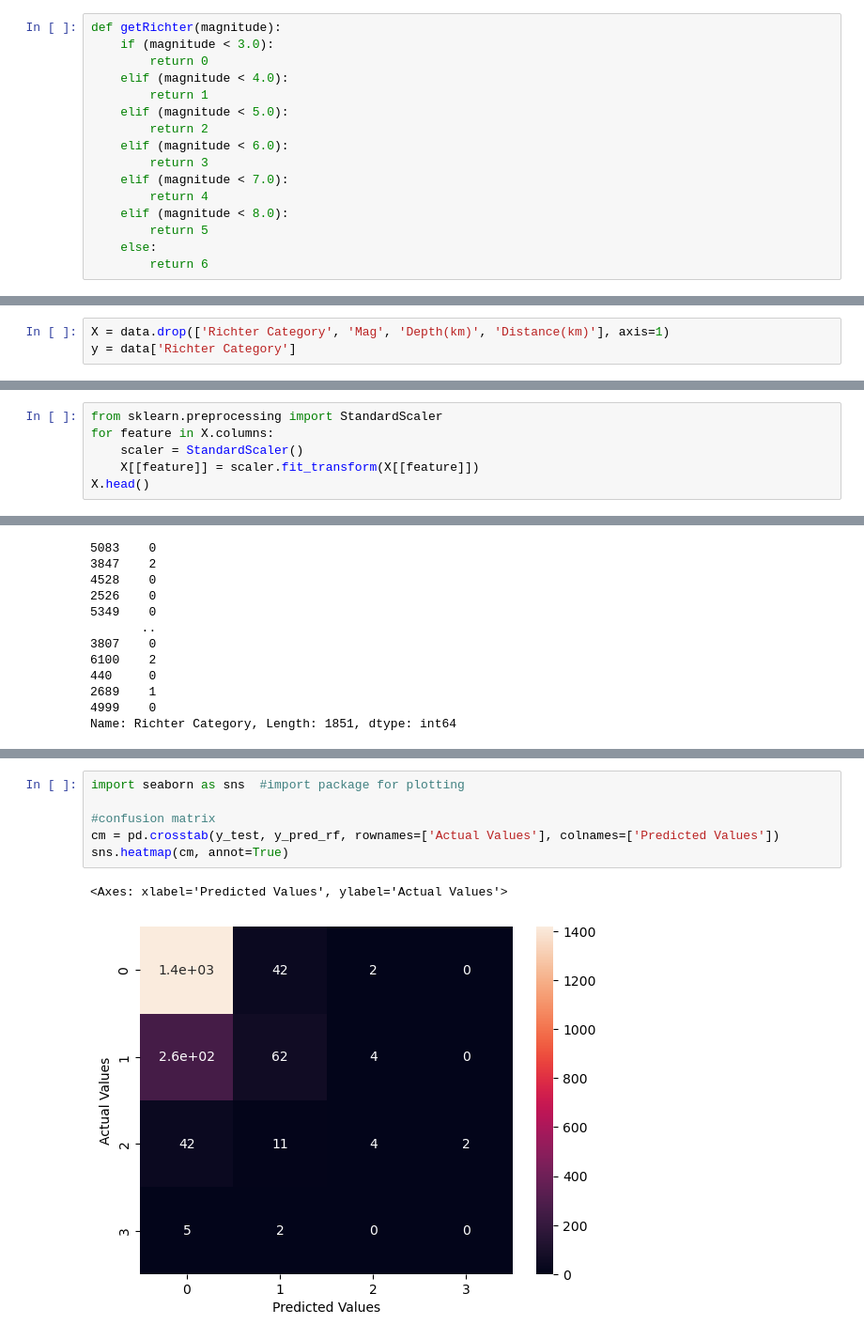
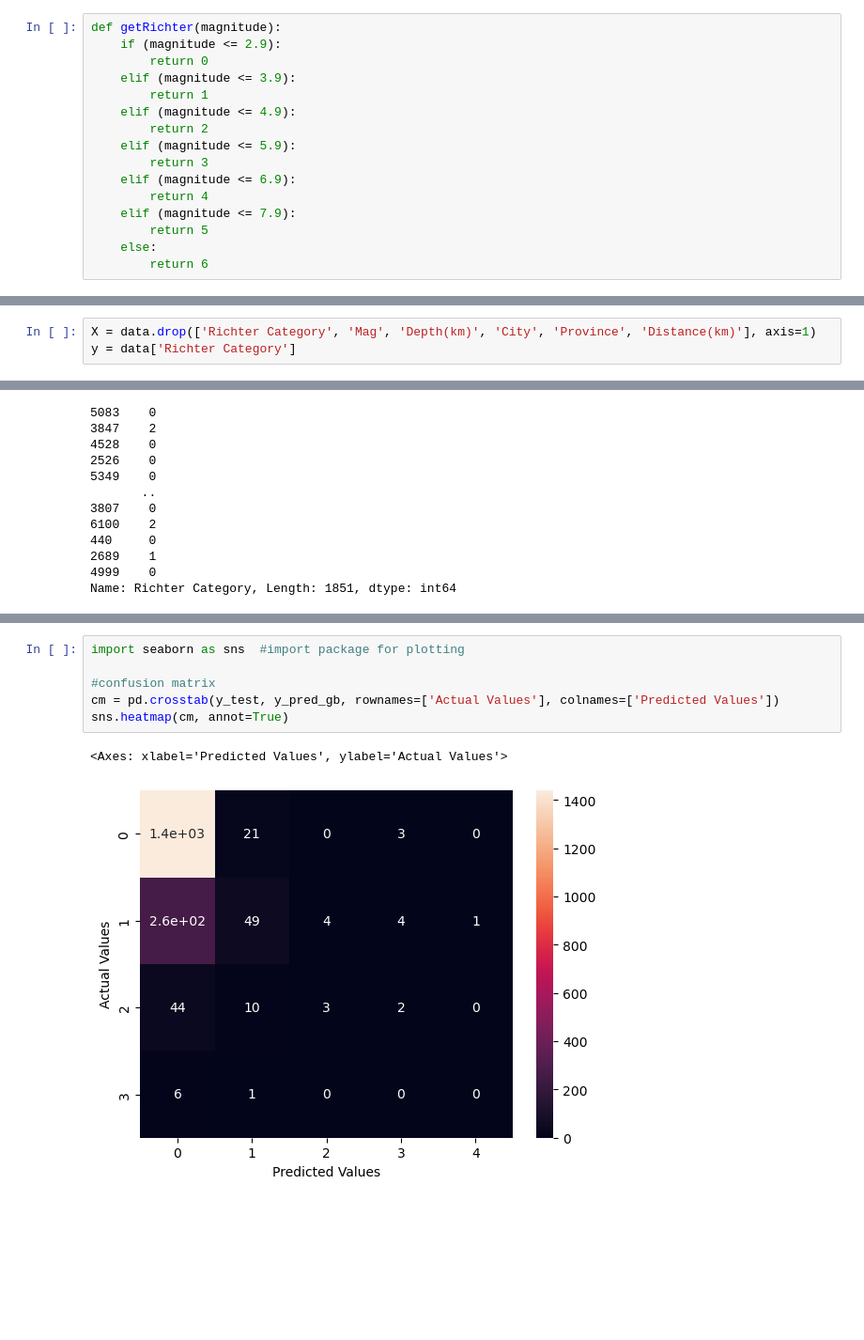
Before and after one commit to kurt-ds/quantitative_methods, a Jupyter notebook: EarthQuakeDataset/FinalMultiClassClassification.ipynb, the cells around one changed output, grey strips where cells are left out. Shown: that part at 94% size. Saved outputs shown, nothing was run; the diff lists cells and outputs as text; blank space fills up the shorter version.

```diff
--- a/EarthQuakeDataset/FinalMultiClassClassification.ipynb
+++ b/EarthQuakeDataset/FinalMultiClassClassification.ipynb
@@ -25,16 +30,16 @@ data.head()
 # %%
 def getRichter(magnitude):
-    if (magnitude < 3.0):
+    if (magnitude <= 2.9):
         return 0
-    elif (magnitude < 4.0):
+    elif (magnitude <= 3.9):
         return 1
-    elif (magnitude < 5.0):
+    elif (magnitude <= 4.9):
         return 2
-    elif (magnitude < 6.0):
+    elif (magnitude <= 5.9):
         return 3
-    elif (magnitude < 7.0):
+    elif (magnitude <= 6.9):
         return 4
-    elif (magnitude < 8.0):
+    elif (magnitude <= 7.9):
         return 5
     else:
         return 6
@@ -82,7 +96,7 @@ plt.show()
 # %% [markdown]
 In here we can see that most of our earthquakes are very micro ones that does not really straightforwardly affect people
 # %%
-X = data.drop(['Richter Category', 'Mag', 'Depth(km)', 'Distance(km)'], axis=1)
+X = data.drop(['Richter Category', 'Mag', 'Depth(km)', 'City', 'Province', 'Distance(km)'], axis=1)
 y = data['Richter Category']
 # %%
 X.columns  #display X columns
@@ -108,9 +120,3 @@ y.head()
 3    0
 4    1
 Name: Richter Category, dtype: int64
-# %%
-from sklearn.preprocessing import StandardScaler
-for feature in X.columns:
-    scaler = StandardScaler()
-    X[[feature]] = scaler.fit_transform(X[[feature]])
-X.head()
@@ -463,9 +455,9 @@ Confusion Matrix :
 # %%
 import seaborn as sns  #import package for plotting
 
 #confusion matrix
-cm = pd.crosstab(y_test, y_pred_rf, rownames=['Actual Values'], colnames=['Predicted Values'])
+cm = pd.crosstab(y_test, y_pred_gb, rownames=['Actual Values'], colnames=['Predicted Values'])
 sns.heatmap(cm, annot=True)
 # %% [output]
 <Axes: xlabel='Predicted Values', ylabel='Actual Values'>
-[figure, old version]
+[figure, new version]
```
Also changed, not shown: parts of 43 cells of this notebook, 5 other files.
